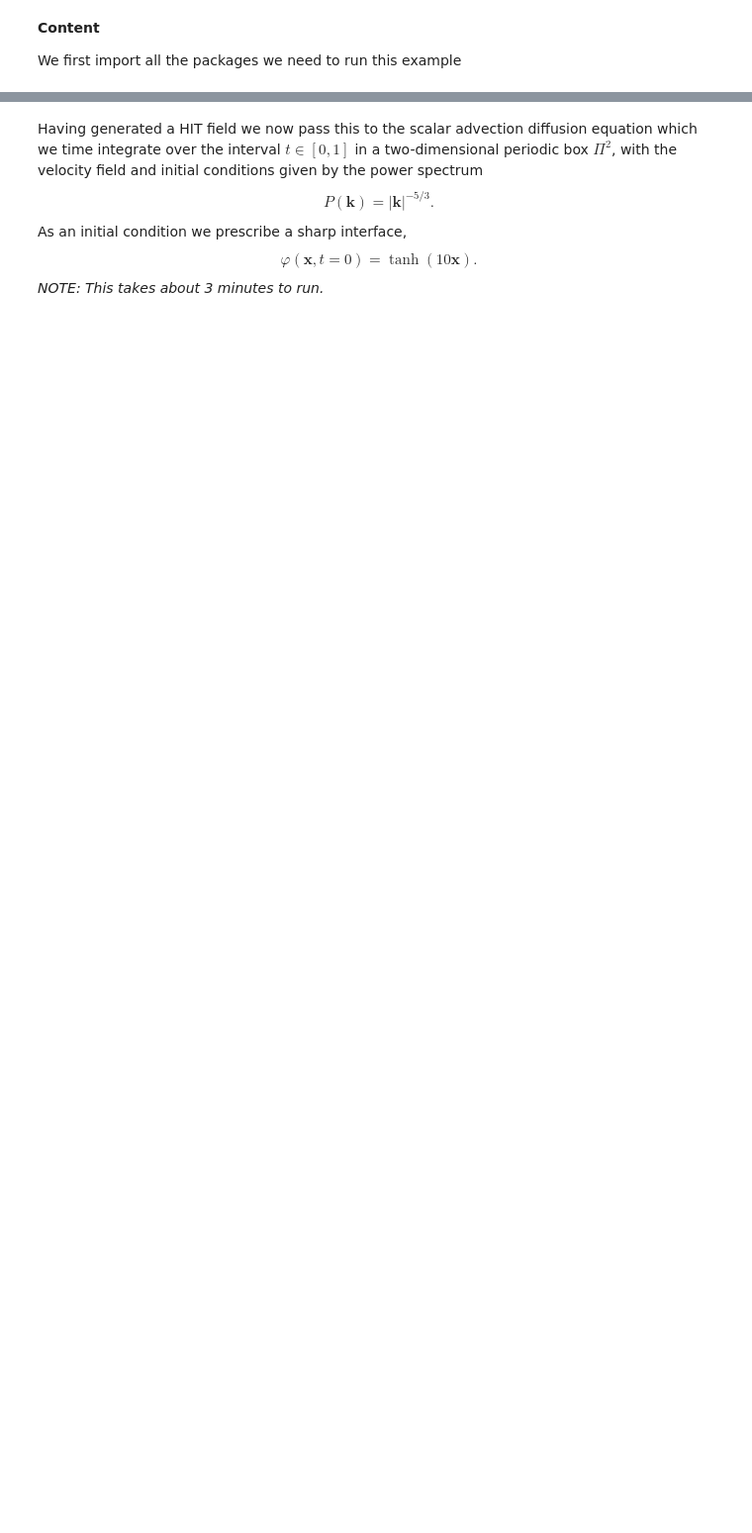
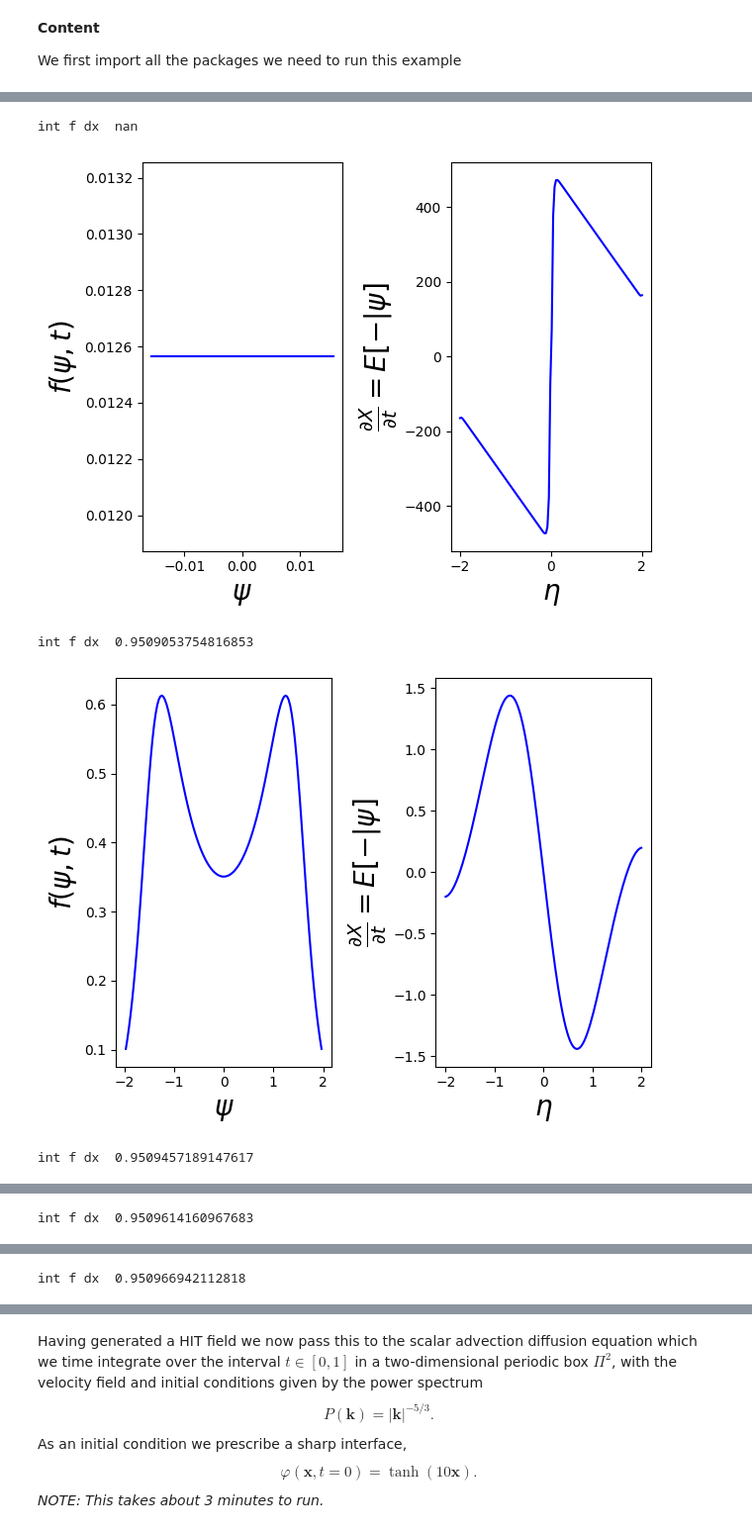
Before and after one commit to mannixp/D.strafity-mapping, a Jupyter notebook: Gaussian_Mapping.ipynb, the cells around one changed output, grey strips where cells are left out. Shown at 99% size. Saved outputs shown, nothing was run; the diff lists cells and outputs as text; code cells hidden in the pictures; blank space fills up the shorter version.

```diff
--- a/Gaussian_Mapping.ipynb
+++ b/Gaussian_Mapping.ipynb
@@ -87,0 +204,33 @@ As $f(\psi,t)$ contains no information about space this equation is unclosed. Ou
+# %%
+# Create the map from X to f
+D_η, L_η  = Derivatives(N_η,dη)
+dXdη = ( D_η@(X.T) ).T
+g    = lambda η: (1./np.sqrt(2*np.pi) )*np.exp(-η**2 / 2)
+
+# Plot
+for n,t in enumerate(T[:-2]):
+
+  f = g(η[1:-1])/dXdη[n,1:-1]
+
+  if (n%(N_T//5) == 0):
+
+    print('int f dx ',np.trapz(y=f,x=X[n,1:-1]),'\n')
+
+    fig, (ax1,ax2) = plt.subplots(1,2)
+
+    ax1.plot(η[1:-1],f,'b-',label=r'$f(X(\eta,t),t)$')
+    ax1.set_xlabel(r'$\psi$',fontsize=20)
+    ax1.set_ylabel(r'$f(\psi,t)$',fontsize=20)
+
+    ax2.plot(η, (X[n+1,:]  -X[n-1,:])/(2.*Δt),'b-')
+    ax2.set_xlabel(r'$\eta$',fontsize=20)
+    ax2.set_ylabel(r'$\frac{\partial X}{\partial t} = E[-|\psi]$',fontsize=20)
+
+    plt.tight_layout()
+    plt.show()
+# %% [output]
+int f dx  nan
+[figure, added]
+int f dx  0.9509053754816853
+[figure, added]
+int f dx  0.9509457189147617
@@ -87,0 +238 @@ As $f(\psi,t)$ contains no information about space this equation is unclosed. Ou
+int f dx  0.9509614160967683
@@ -87,0 +240 @@ As $f(\psi,t)$ contains no information about space this equation is unclosed. Ou
+int f dx  0.950966942112818
```
Also changed, not shown: parts of 14 cells of this notebook.
